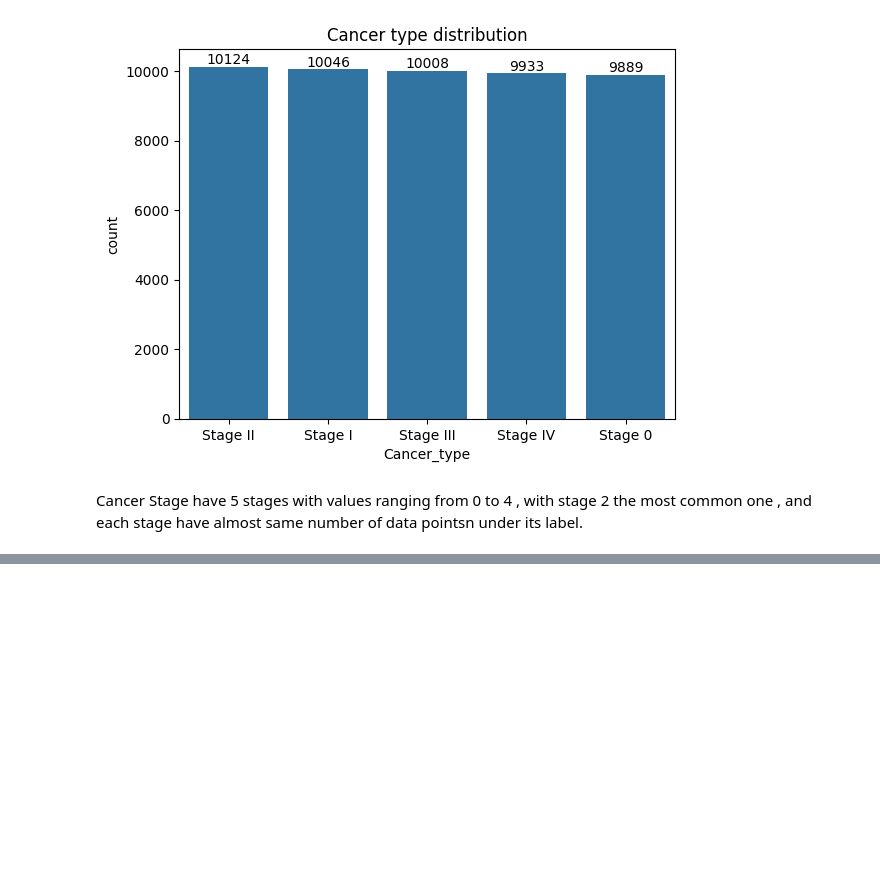
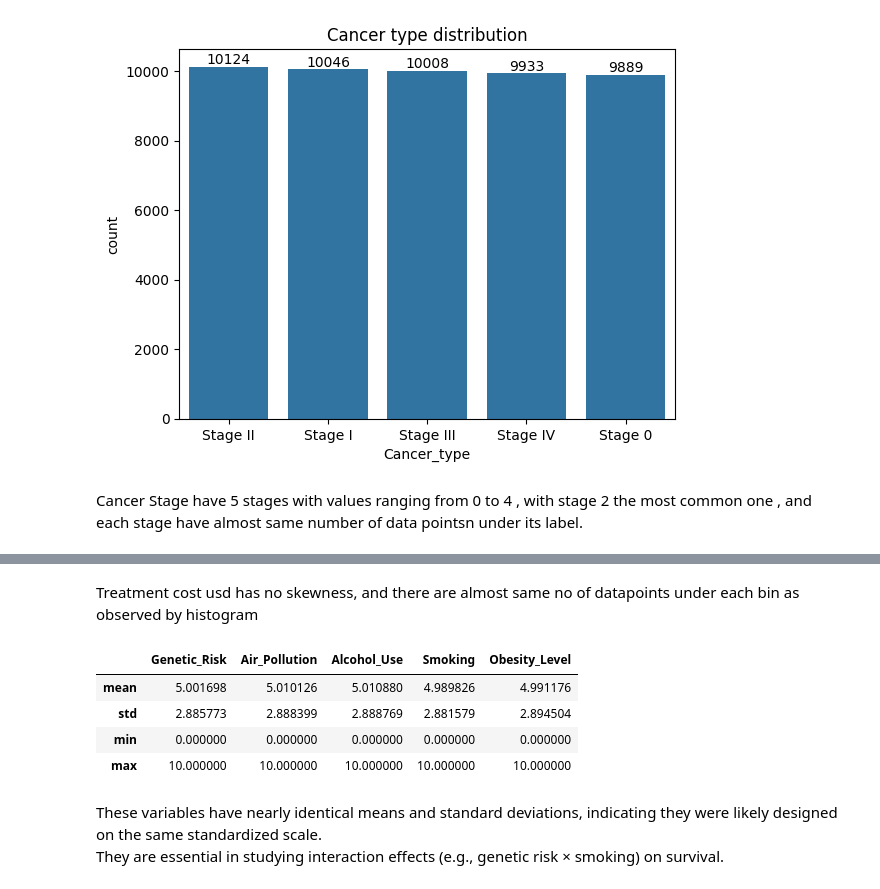
Before and after one commit to PrathamPatel01/Comprehensive-Eda---Inferential-Analysis, a Jupyter notebook: main.ipynb, the cells around one changed output, grey strips where cells are left out. Cells and saved outputs as stored; diff of their text form; code cells hidden in the pictures; blank space fills up the shorter version.

Commit message:
risk factors analysis

```diff
--- a/main.ipynb
+++ b/main.ipynb
@@ -168,0 +199,16 @@ Cancer Stage have 5 stages with values ranging from 0 to 4 , with stage 2 the mo
+# %% [markdown]
+Treatment cost usd has no skewness, and there are almost same no of datapoints under each bin as observed by histogram
+# %%
+# ANALYLIZING THE RISK FACTORS
+column_of_interest= ['Genetic_Risk','Air_Pollution', 'Alcohol_Use', 'Smoking', 'Obesity_Level']
+
+summary= data[column_of_interest].agg(['mean', "std", "min", "max"])
+summary
+# %% [output]
+|  | Genetic_Risk | Air_Pollution | Alcohol_Use | Smoking | Obesity_Level |
+| mean | 5.001698 | 5.010126 | 5.010880 | 4.989826 | 4.991176 |
+| std | 2.885773 | 2.888399 | 2.888769 | 2.881579 | 2.894504 |
+| min | 0.000000 | 0.000000 | 0.000000 | 0.000000 | 0.000000 |
+| max | 10.000000 | 10.000000 | 10.000000 | 10.000000 | 10.000000 |
+# %% [markdown]
+These variables have nearly identical means and standard deviations, indicating they were likely designed on the same standardized scale.<br> They are essential in studying interaction effects (e.g., genetic risk × smoking) on survival.
```
Also changed, not shown: parts of 2 cells of this notebook.
